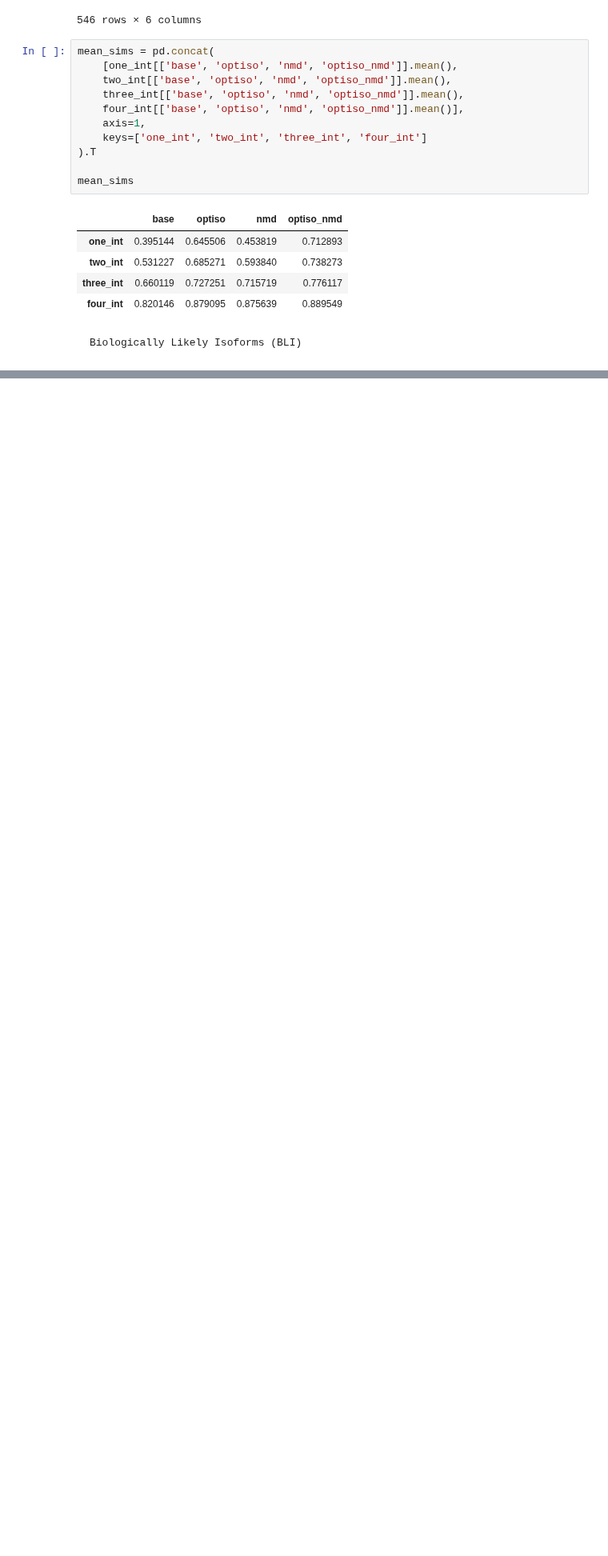
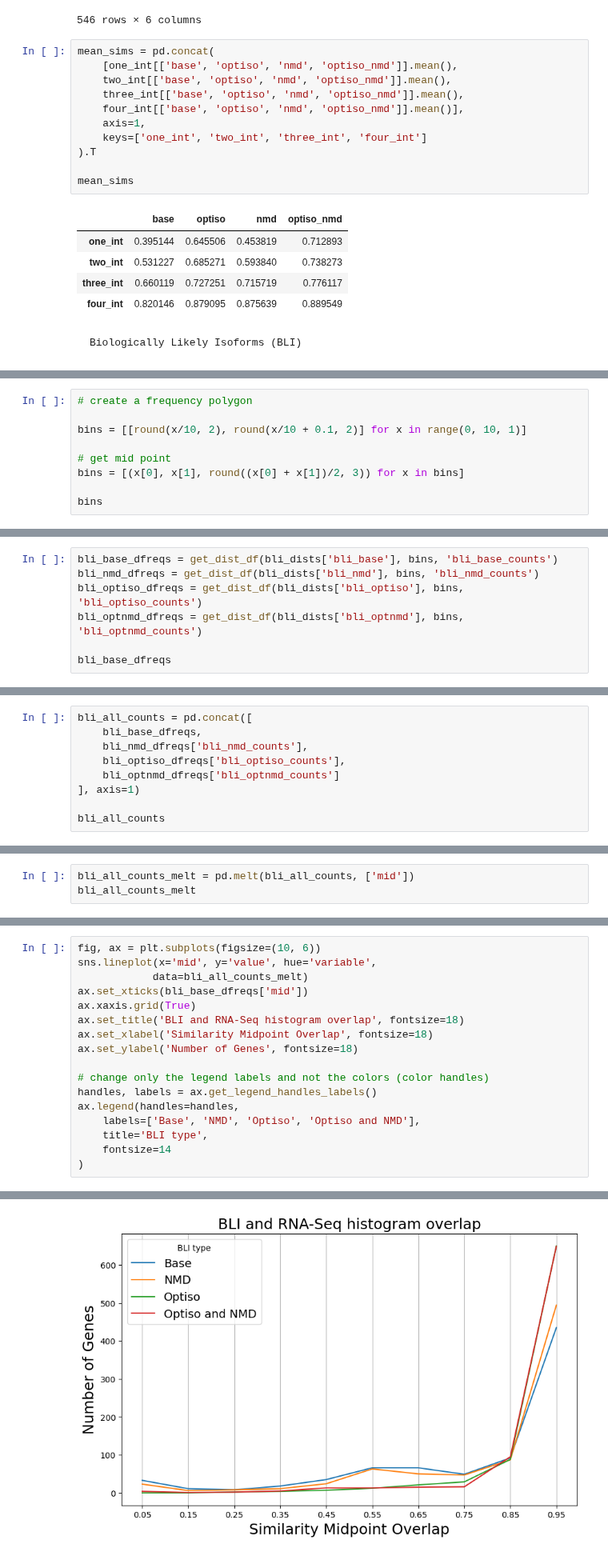
Before and after one commit to KorfLab/isoforms, a Jupyter notebook: APCanalysis/apc_figures.ipynb, the cells around one changed output, grey strips where cells are left out. Shown at 80% size. Drawn from its saved outputs; the diff is of its cells as text; blank space fills up the shorter version.

```diff
--- a/APCanalysis/apc_figures.ipynb
+++ b/APCanalysis/apc_figures.ipynb
@@ -1341,0 +1386,9 @@ Biologically Likely Isoforms (BLI)
+# %%
+# create a frequency polygon
+
+bins = [[round(x/10, 2), round(x/10 + 0.1, 2)] for x in range(0, 10, 1)]
+
+# get mid point
+bins = [(x[0], x[1], round((x[0] + x[1])/2, 3)) for x in bins]
+
+bins
@@ -1341,0 +1424,7 @@ Biologically Likely Isoforms (BLI)
+# %%
+bli_base_dfreqs = get_dist_df(bli_dists['bli_base'], bins, 'bli_base_counts')
+bli_nmd_dfreqs = get_dist_df(bli_dists['bli_nmd'], bins, 'bli_nmd_counts')
+bli_optiso_dfreqs = get_dist_df(bli_dists['bli_optiso'], bins, 'bli_optiso_counts')
+bli_optnmd_dfreqs = get_dist_df(bli_dists['bli_optnmd'], bins, 'bli_optnmd_counts')
+
+bli_base_dfreqs
@@ -1341,0 +1443,9 @@ Biologically Likely Isoforms (BLI)
+# %%
+bli_all_counts = pd.concat([
+    bli_base_dfreqs,
+    bli_nmd_dfreqs['bli_nmd_counts'],
+    bli_optiso_dfreqs['bli_optiso_counts'],
+    bli_optnmd_dfreqs['bli_optnmd_counts']
+], axis=1)
+
+bli_all_counts
@@ -1341,0 +1464,3 @@ Biologically Likely Isoforms (BLI)
+# %%
+bli_all_counts_melt = pd.melt(bli_all_counts, ['mid'])
+bli_all_counts_melt
@@ -1341,0 +1481,18 @@ Biologically Likely Isoforms (BLI)
+# %%
+fig, ax = plt.subplots(figsize=(10, 6))
+sns.lineplot(x='mid', y='value', hue='variable',
+            data=bli_all_counts_melt)
+ax.set_xticks(bli_base_dfreqs['mid'])
+ax.xaxis.grid(True)
+ax.set_title('BLI and RNA-Seq histogram overlap', fontsize=18)
+ax.set_xlabel('Similarity Midpoint Overlap', fontsize=18)
+ax.set_ylabel('Number of Genes', fontsize=18)
+
+# change only the legend labels and not the colors (color handles)
+handles, labels = ax.get_legend_handles_labels()
+ax.legend(handles=handles,
+    labels=['Base', 'NMD', 'Optiso', 'Optiso and NMD'],
+    title='BLI type',
+    fontsize=14
+)
+# %% [output]
@@ -1341,0 +1500 @@ Biologically Likely Isoforms (BLI)
+[figure, added]
```
Also changed, not shown: parts of 8 cells of this notebook, 8 other files.
